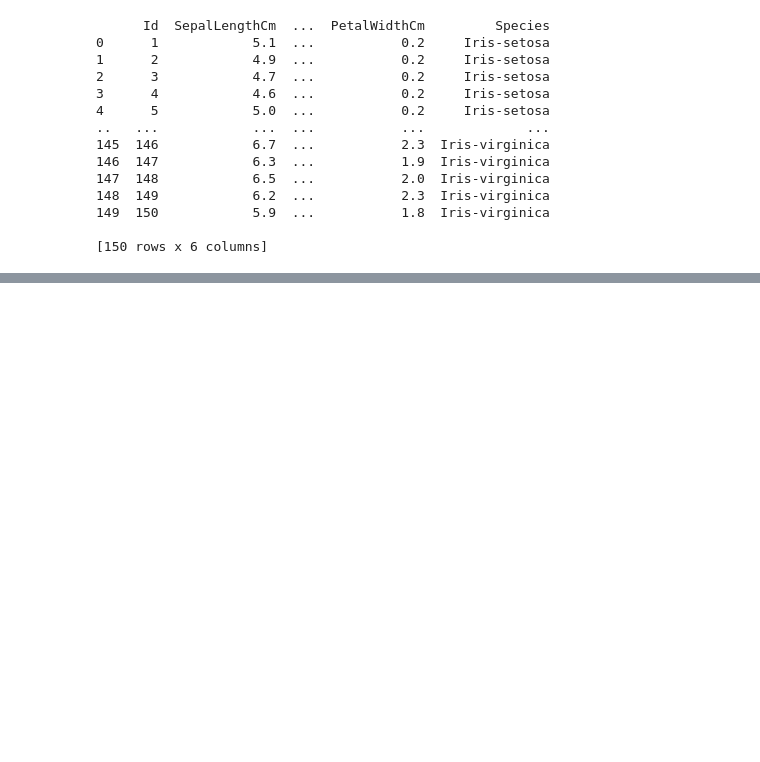
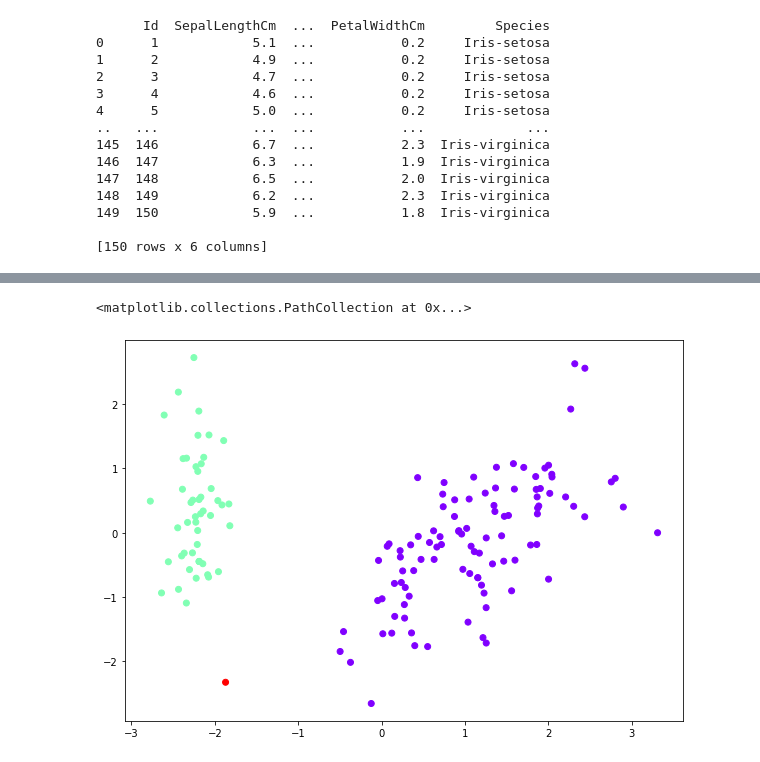
Before and after one commit to Sxbxn/Data_Mining-Study, a Jupyter notebook: HCA_iris.ipynb, the cells around one changed output, grey strips where cells are left out. Cells and saved outputs as stored; diff of their text form; code cells hidden in the pictures; blank space fills up the shorter version.

```diff
--- a/HCA_iris.ipynb
+++ b/HCA_iris.ipynb
@@ -8,8 +8,9 @@ import seaborn as sns
 from scipy.cluster.hierarchy import dendrogram, linkage
 # %%
 url = 'https://raw.githubusercontent.com/Sxbxn/Data_Mining-Study/eb7b81fbd5f098a8f2d83e71c485340026d3169b/data/Iris.csv'
-df1 = pd.read_csv(url)
-print (df1)
+data = pd.read_csv(url)
+x = data.iloc[:, [1, 2, 3, 4]].values
+print(data)
 # %% [output]
       Id  SepalLengthCm  ...  PetalWidthCm         Species
 0      1            5.1  ...           0.2     Iris-setosa
@@ -74,3 +86,13 @@ dend = shc.dendrogram(shc.linkage(data, method='average'))
+# %%
+from sklearn.cluster import AgglomerativeClustering
+
+cluster_2 = AgglomerativeClustering(n_clusters=3, affinity='euclidean', linkage='single')
+cluster_2.fit_predict(feature)
+plt.figure(figsize=(10, 7))
+plt.scatter(feature.iloc[:,0], feature.iloc[:,1], c=cluster_2.labels_, cmap='rainbow')
+# %% [output]
+<matplotlib.collections.PathCollection at 0x...>
+[figure, added]
 # %%
 from sklearn.cluster import AgglomerativeClustering
 
```
Also changed, not shown: parts of 11 cells of this notebook.
